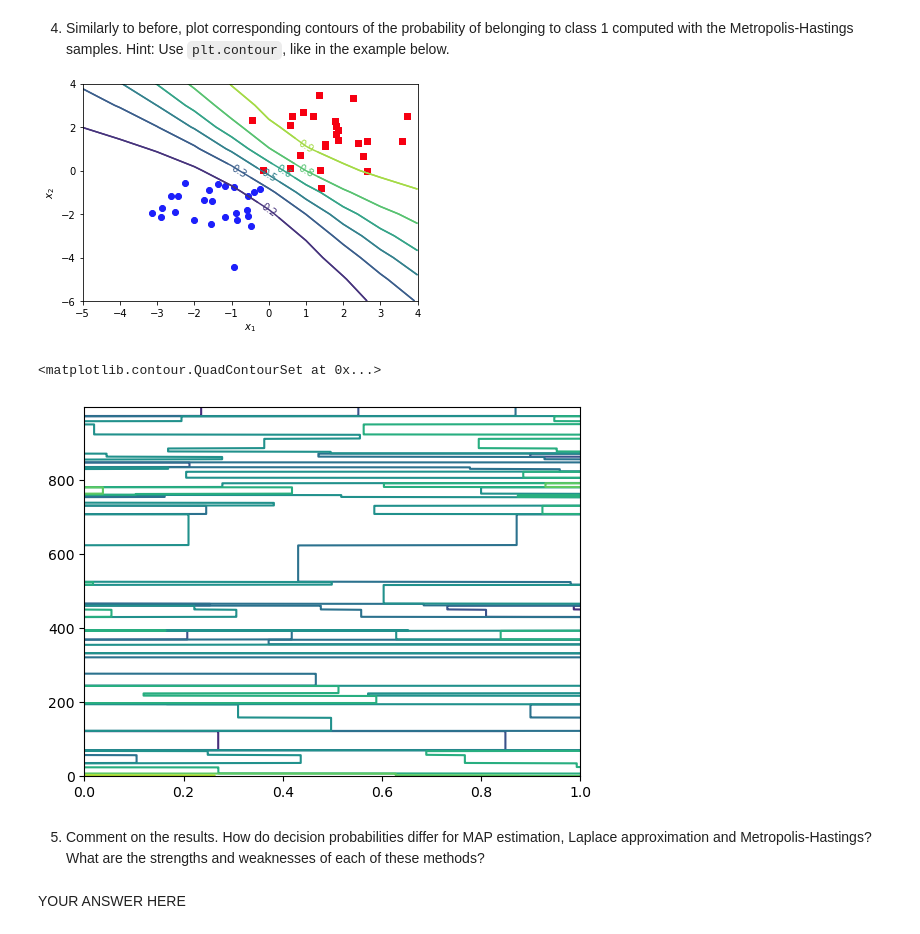
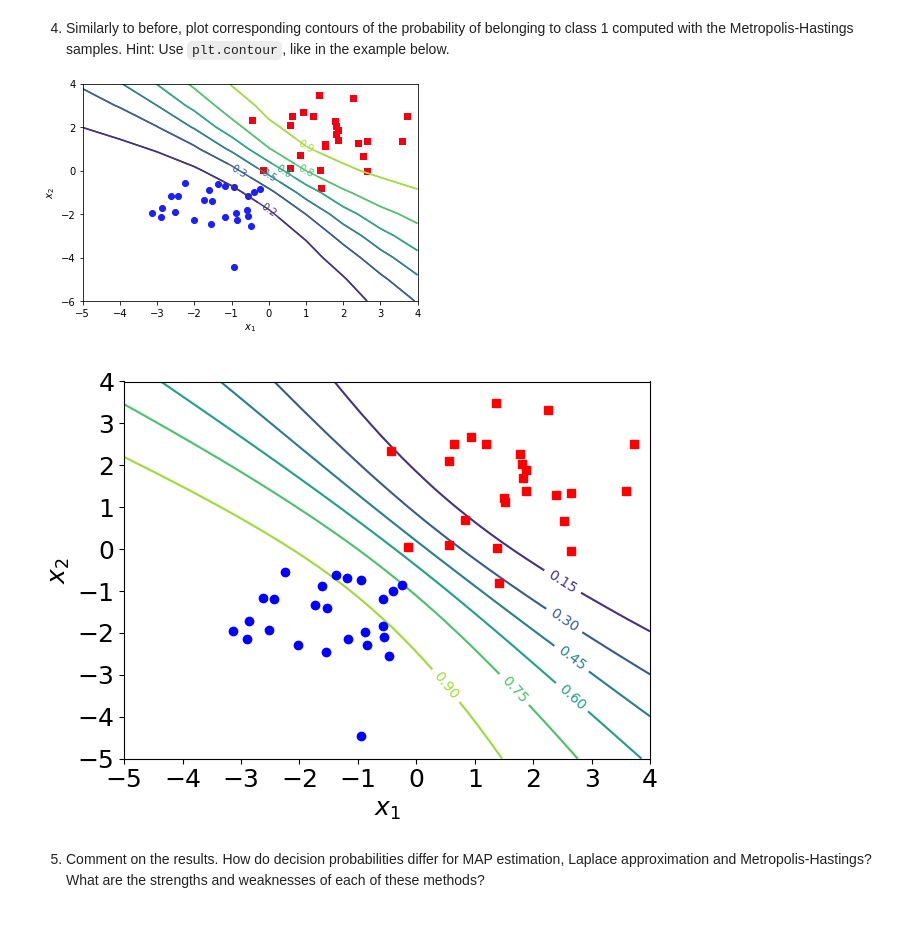
Before and after one commit to meraxion/SML24_as01, a Jupyter notebook: SML24_as04/SML24_as04_1.ipynb, the cells around one changed output. Saved outputs shown, nothing was run; the diff lists cells and outputs as text; code cells hidden in the pictures.

```diff
--- a/SML24_as04/SML24_as04_1.ipynb
+++ b/SML24_as04/SML24_as04_1.ipynb
@@ -504,13 +564,25 @@ for slope, intercept in subset_samples:
 4. Similarly to before, plot corresponding contours of the probability of belonging to class 1 computed with the Metropolis-Hastings samples. Hint: Use `plt.contour`, like in the example below.
 
 ![afbeelding.png](attachment:afbeelding.png)
-# %%
-# YOUR CODE HERE
-plt.contour(w_samples)
-# %% [output]
-<matplotlib.contour.QuadContourSet at 0x...>
-[figure, removed]
+# %%
+xx = np.linspace(-5, 4, 50)
+X1, X2 = np.meshgrid(xx, xx)
+
+X = np.stack([X1, X2], axis=-1)
+P = 1/(1+np.exp(-X@w_samples.T))
+cs = plt.contour(X1, X2, np.mean(P, axis=-1))
+# Plot the contours
+plt.clabel(cs, inline=True, fontsize=10)
+
+for i,classn in enumerate(classes):
+    pos = np.where(t==classn)[0]
+    plt.plot(x[pos,0],x[pos,1],styles[i])
+    plt.xlabel('$x_{1}$', fontsize=18)
+    plt.ylabel('$x_{2}$', fontsize=18)
+    plt.xticks(fontsize=18)
+    plt.yticks(fontsize=18)
+    plt.tight_layout()
+# %% [output]
+[figure, added]
 # %% [markdown]
 5. Comment on the results. How do decision probabilities differ for MAP estimation, Laplace approximation and Metropolis-Hastings? What are the strengths and weaknesses of each of these methods?
-# %% [markdown]
-YOUR ANSWER HERE
```
Also changed, not shown: parts of 4 cells of this notebook.
